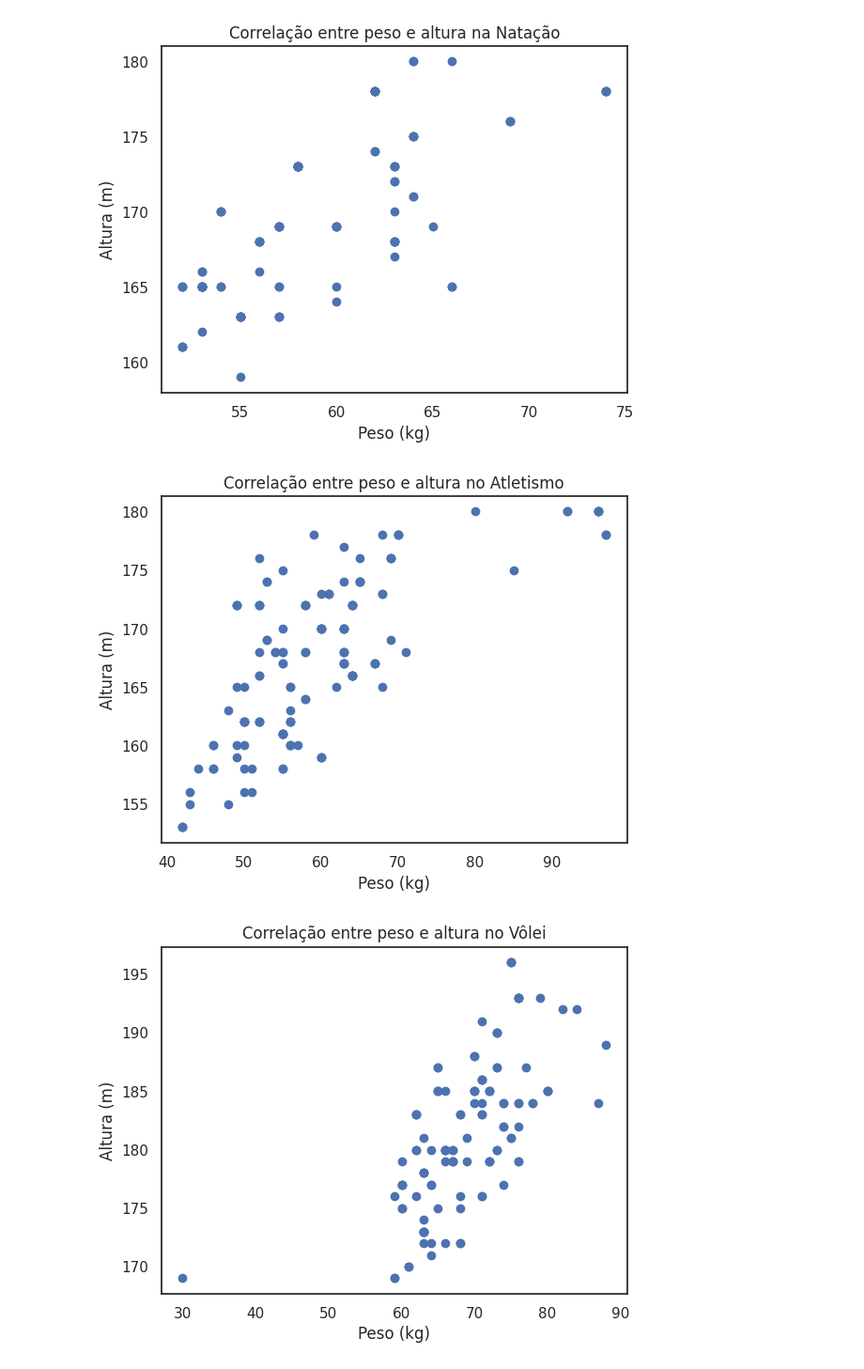
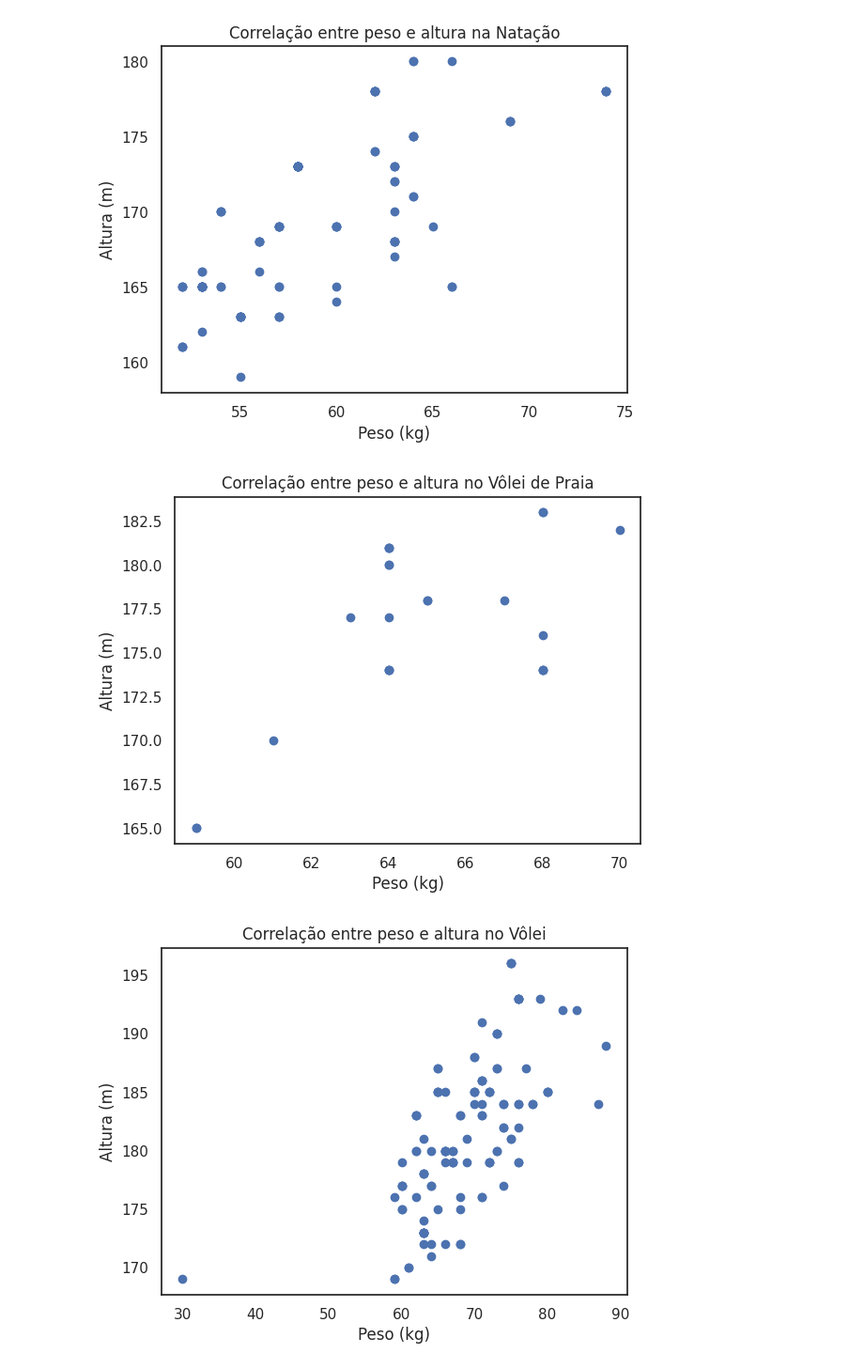
Before and after one commit to lauramendescd/Lab_DataScience, a Jupyter notebook: Olimpiadas_brasil.ipynb, the cells around one changed output. Shown at 94% size. Drawn from its saved outputs; the diff is of its cells as text; code cells hidden in the pictures.

```diff
--- a/Olimpiadas_brasil.ipynb
+++ b/Olimpiadas_brasil.ipynb
@@ -282,16 +289,16 @@ plt.show()
 # %%
 # CORRELAÇÃO da altura e peso das Atletistas Brasileiras de Verão
 
-atletismo = atletas_brasileiras_verao.loc[atletas_brasileiras_verao['Esporte'] == 'Athletics']
+atletismo = atletas_brasileiras_verao.loc[atletas_brasileiras_verao['Esporte'] == 'Beach Volleyball']
 correlacao = atletismo['Altura'].corr(atletismo['Peso'])
 
 plt.scatter(atletismo['Peso'], atletismo['Altura'])
 plt.xlabel('Peso (kg)')
 plt.ylabel('Altura (m)')
-plt.title('Correlação entre peso e altura no Atletismo')
+plt.title('Correlação entre peso e altura no Vôlei de Praia')
 plt.show()
 # %% [output]
-[figure, old version]
+[figure, new version]
 # %%
 # CORRELAÇÃO da altura e peso das atletas de Volei do Brasl no Verão
 
```
Also changed, not shown: parts of 2 cells of this notebook.
